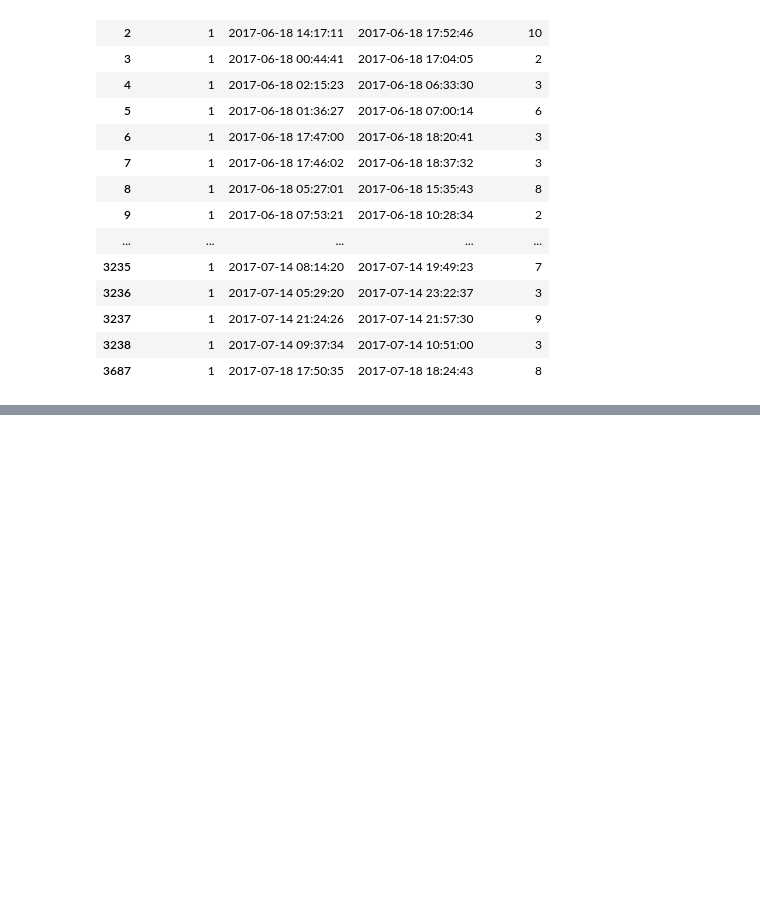
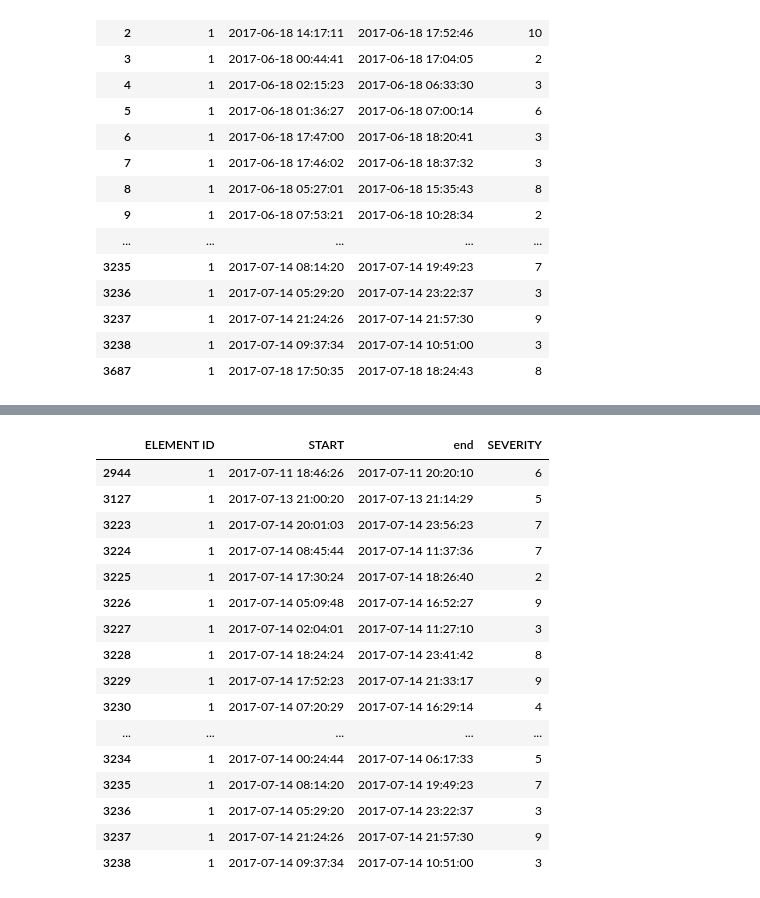
Before and after one commit to roerd/KDG-Bewerbung, a Jupyter notebook: KDG-Bewerbung.ipynb, the cells around one changed output, grey strips where cells are left out. Drawn from its saved outputs; the diff is of its cells as text; code cells hidden in the pictures; blank space fills up the shorter version.

Commit message:
Fix time intervals

```diff
--- a/KDG-Bewerbung.ipynb
+++ b/KDG-Bewerbung.ipynb
@@ -152,3 +148,5 @@ q.get_alarms_in_interval(datetime.str)
 | 3237 | 1 | 2017-07-14 21:24:26 | 2017-07-14 21:57:30 | 9 |
 | 3238 | 1 | 2017-07-14 09:37:34 | 2017-07-14 10:51:00 | 3 |
 | 3687 | 1 | 2017-07-18 17:50:35 | 2017-07-18 18:24:43 | 8 |
+# %%
+df_res = q.get_alarms_in_interval(df1, datetime(2017,7,11), datetime(2017,7,15))
@@ -154,0 +161,20 @@ q.get_alarms_in_interval(datetime.str)
+# %%
+df_res
+# %% [output]
+|  | ELEMENT ID | START | end | SEVERITY |
+| 2944 | 1 | 2017-07-11 18:46:26 | 2017-07-11 20:20:10 | 6 |
+| 3127 | 1 | 2017-07-13 21:00:20 | 2017-07-13 21:14:29 | 5 |
+| 3223 | 1 | 2017-07-14 20:01:03 | 2017-07-14 23:56:23 | 7 |
+| 3224 | 1 | 2017-07-14 08:45:44 | 2017-07-14 11:37:36 | 7 |
+| 3225 | 1 | 2017-07-14 17:30:24 | 2017-07-14 18:26:40 | 2 |
+| 3226 | 1 | 2017-07-14 05:09:48 | 2017-07-14 16:52:27 | 9 |
+| 3227 | 1 | 2017-07-14 02:04:01 | 2017-07-14 11:27:10 | 3 |
+| 3228 | 1 | 2017-07-14 18:24:24 | 2017-07-14 23:41:42 | 8 |
+| 3229 | 1 | 2017-07-14 17:52:23 | 2017-07-14 21:33:17 | 9 |
+| 3230 | 1 | 2017-07-14 07:20:29 | 2017-07-14 16:29:14 | 4 |
+| ... | ... | ... | ... | ... |
+| 3234 | 1 | 2017-07-14 00:24:44 | 2017-07-14 06:17:33 | 5 |
+| 3235 | 1 | 2017-07-14 08:14:20 | 2017-07-14 19:49:23 | 7 |
+| 3236 | 1 | 2017-07-14 05:29:20 | 2017-07-14 23:22:37 | 3 |
+| 3237 | 1 | 2017-07-14 21:24:26 | 2017-07-14 21:57:30 | 9 |
+| 3238 | 1 | 2017-07-14 09:37:34 | 2017-07-14 10:51:00 | 3 |
```
Also changed, not shown: parts of 4 cells of this notebook, 1 other file.
